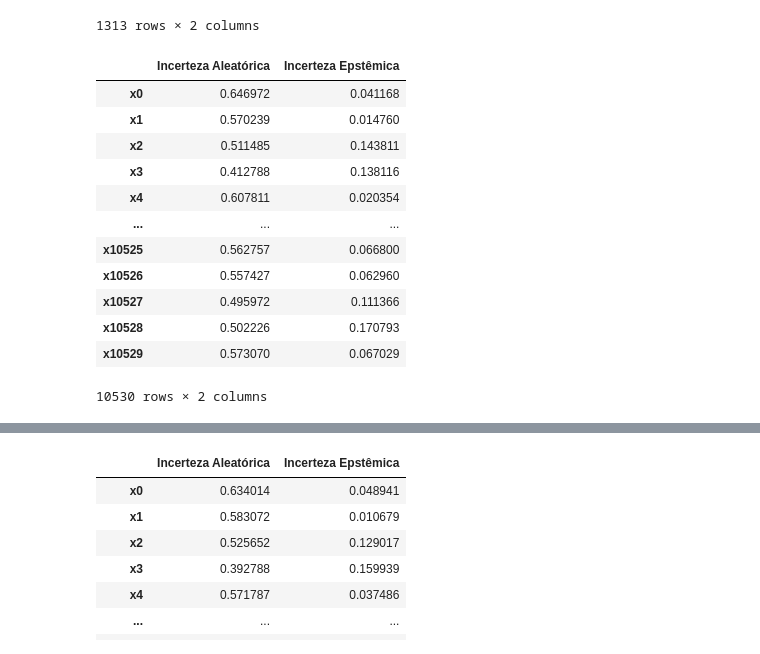
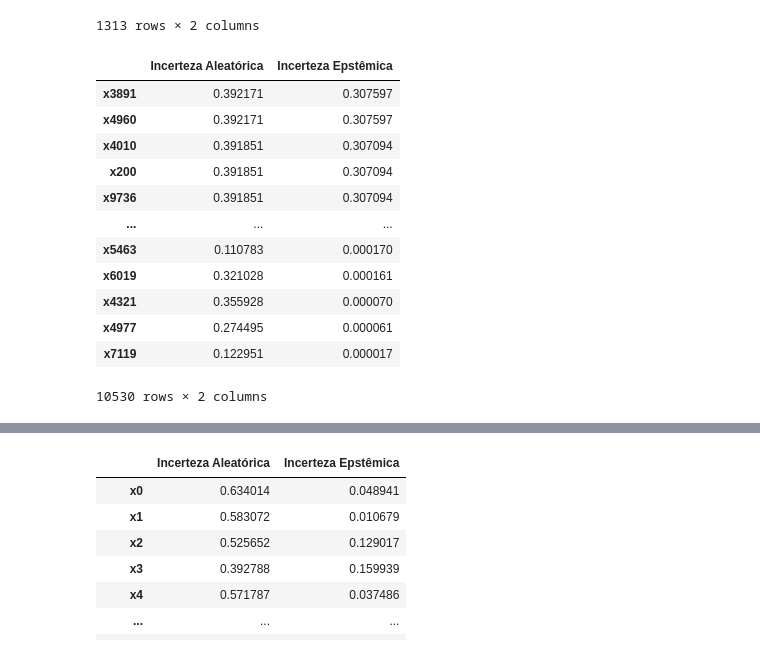
Before and after one commit to Tiagoblima/explanaible-essay-grading, a Jupyter notebook: notebooks/Essay Grade Classification - Parte 2.ipynb, the cells around one changed output, grey strips where cells are left out. Cells and saved outputs as stored; diff of their text form; code cells hidden in the pictures.

```diff
--- a/notebooks/Essay Grade Classification - Parte 2.ipynb
+++ b/notebooks/Essay Grade Classification - Parte 2.ipynb
@@ -104,19 +142,19 @@ uncertanty_df
 # %%
 uncertanty_df.agg(['mean', 'var'], axis=1).rename(columns={
     'mean': "Incerteza Aleatórica",
     'var': "Incerteza Epstêmica"
-})
+}).sort_values(by="Incerteza Epstêmica", ascending=False)
 # %% [output]
 |  | Incerteza Aleatórica | Incerteza Epstêmica |
-| x0 | 0.646972 | 0.041168 |
-| x1 | 0.570239 | 0.014760 |
-| x2 | 0.511485 | 0.143811 |
-| x3 | 0.412788 | 0.138116 |
-| x4 | 0.607811 | 0.020354 |
+| x3891 | 0.392171 | 0.307597 |
+| x4960 | 0.392171 | 0.307597 |
+| x4010 | 0.391851 | 0.307094 |
+| x200 | 0.391851 | 0.307094 |
+| x9736 | 0.391851 | 0.307094 |
 | ... | ... | ... |
-| x10525 | 0.562757 | 0.066800 |
-| x10526 | 0.557427 | 0.062960 |
-| x10527 | 0.495972 | 0.111366 |
-| x10528 | 0.502226 | 0.170793 |
-| x10529 | 0.573070 | 0.067029 |
+| x5463 | 0.110783 | 0.000170 |
+| x6019 | 0.321028 | 0.000161 |
+| x4321 | 0.355928 | 0.000070 |
+| x4977 | 0.274495 | 0.000061 |
+| x7119 | 0.122951 | 0.000017 |
 10530 rows × 2 columns
```
Also changed, not shown: parts of 14 cells of this notebook.
